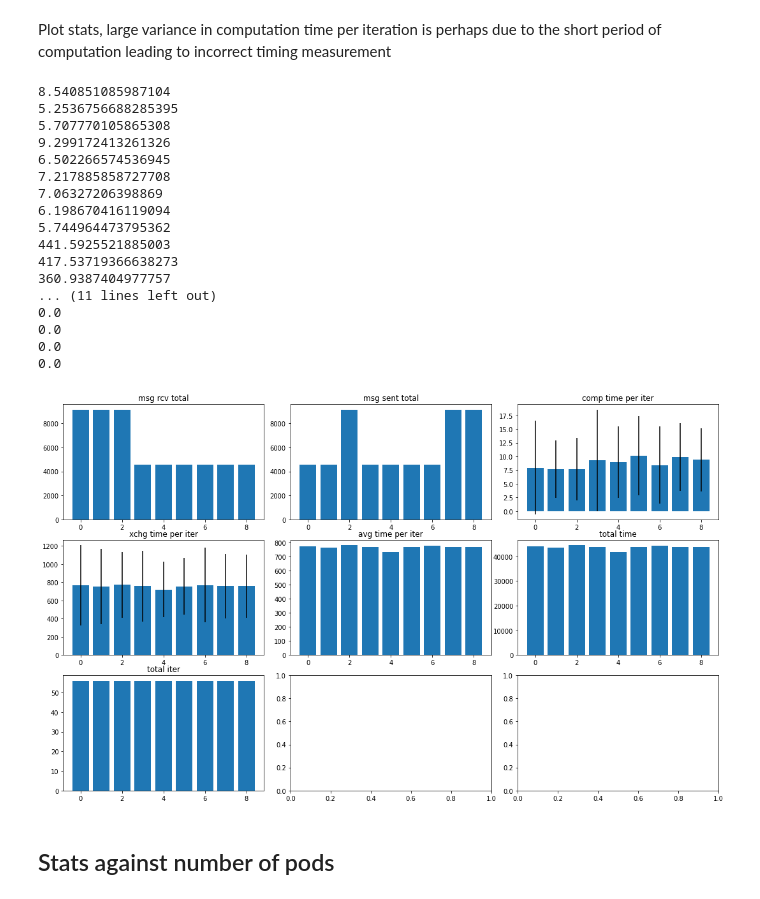
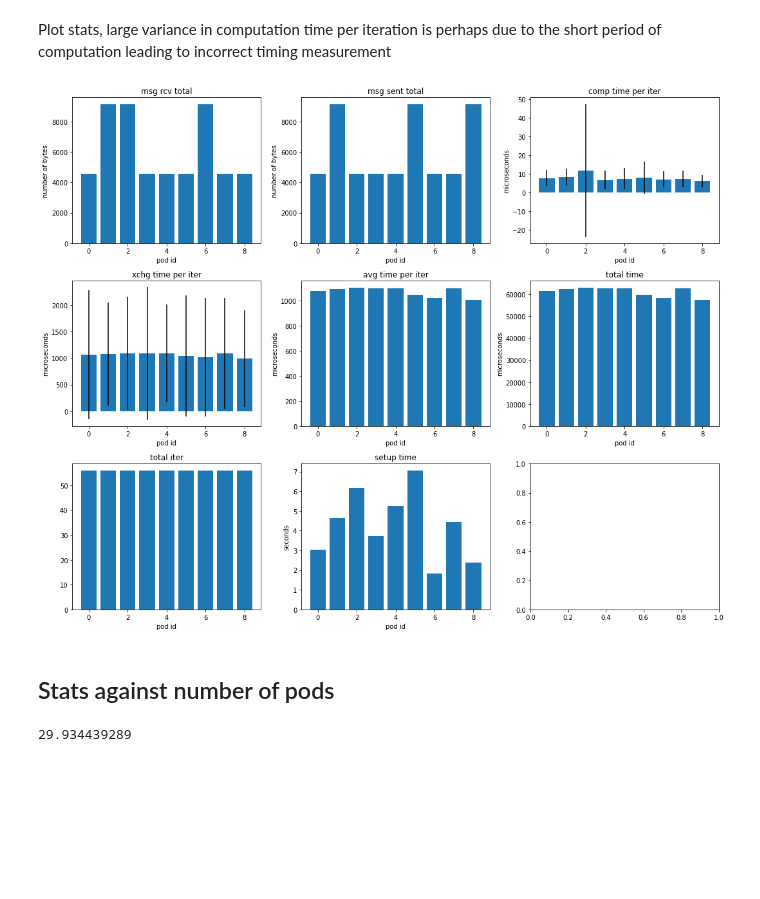
Before and after one commit to Vincent-lau/hyperion, a Jupyter notebook: measure/getmetrics.ipynb, the cells around one changed output. Cells and saved outputs as stored; diff of their text form; code cells hidden in the pictures; blank space fills up the shorter version.

Commit message:
script: script and graphs

```diff
--- a/measure/getmetrics.ipynb
+++ b/measure/getmetrics.ipynb
@@ -13,7 +13,8 @@ stats_name = ['msg rcv total',
               'xchg time per iter',
               'avg time per iter',
               'total time',
-              'total iter']
+              'total iter',
+              'setup time']
 # %%
 def read_metrics():
     metrics = {}
@@ -42,8 +43,3 @@ def read_metrics():
                             if sn in d:
                                 metrics[name][sn] = d[sn]
     return metrics
-# %%
-p = 9
-with open(f'data/data-{p}pods.json', 'r') as f:
-  for line in f:
-    metrics = json.loads(line)
@@ -58,61 +50,60 @@ Plot stats, large variance in computation time per iteration is perhaps due to t
 short period of computation leading to incorrect timing measurement
 # %%
 fig, ax = plt.subplots(3, 3)
-fig.set_size_inches(15, 9)
-fig.tight_layout()
+fig.set_size_inches(15, 12)
 
 x = range(len(metrics.keys()))
 
 
 for i, sn in enumerate(stats_name):
     y = []
+    a = ax[i // 3][i % 3]
+    a.set_xlabel('pod id')
+    if i in [0, 1]:
+        a.set_ylabel('number of bytes')
+    elif i in [2, 3, 4, 5]:
+        a.set_ylabel("microseconds")
+
     if sn.find('total') != -1:
         for name in metrics:
             y.append(metrics[name][sn])
-        a = ax[i // 3][i % 3]
         a.bar(x, y)
         a.set_title(sn)
 
     elif sn.find('per iter') != -1:
         for name in metrics:
             d = np.array(metrics[name][sn])
             mean = np.mean(d)
             std = np.std(d)
-            print(std)
             y.append([mean, std])
         y = np.array(y)
         a = ax[i // 3][i % 3]
         a.bar(x, y[:, 0], yerr = y[:, 1])
         a.set_title(sn)
 
+    elif sn.find('setup time') != -1:
+        for name in metrics:
+            y.append(metrics[name]['fields.time'])
+        a = ax[i // 3][i % 3]
+        a.bar(x, y)
+        a.set_title(sn)
+        a.set_ylabel('seconds')
+
+
+fig.tight_layout()
 fig.savefig(f'{graph_dir}metrics-{p}pods.png')
-fig.savefig(f'{graph_dir}metrics-{p}pods.pdf')
 # %% [output]
-8.540851085987104
-5.2536756688285395
-5.707770105865308
-9.299172413261326
-6.502266574536945
-7.217885858727708
-7.06327206398869
-6.198670416119094
-5.744964473795362
-441.5925521885003
-417.53719366638273
-360.9387404977757
-... (11 lines left out)
-0.0
-0.0
-0.0
-0.0
-[figure, old version]
+[figure, new version]
 # %% [markdown]
 ## Stats against number of pods
 # %%
-pods = [9, 50, 100, 150, 200]
-p = pods[0]
 metrics = {}
+pods = range(100, 1000, 100)
+runs = range(11)
 for p in pods:
-    with open(f'data/data-{p}pods.json', 'r') as f:
-        for line in f:
-            metrics[p] = json.loads(line)
+  with open(f'data/data-{p}pods.json', 'r') as f:
+    for line in f:
+      metrics[p] = json.loads(line)
+print(metrics[100]['0']['my-scheduler-c5648b7d-22lrq']['setup time'])
+# %% [output]
+29.934439289
```
Also changed, not shown: parts of 5 cells of this notebook, 2 other files.
